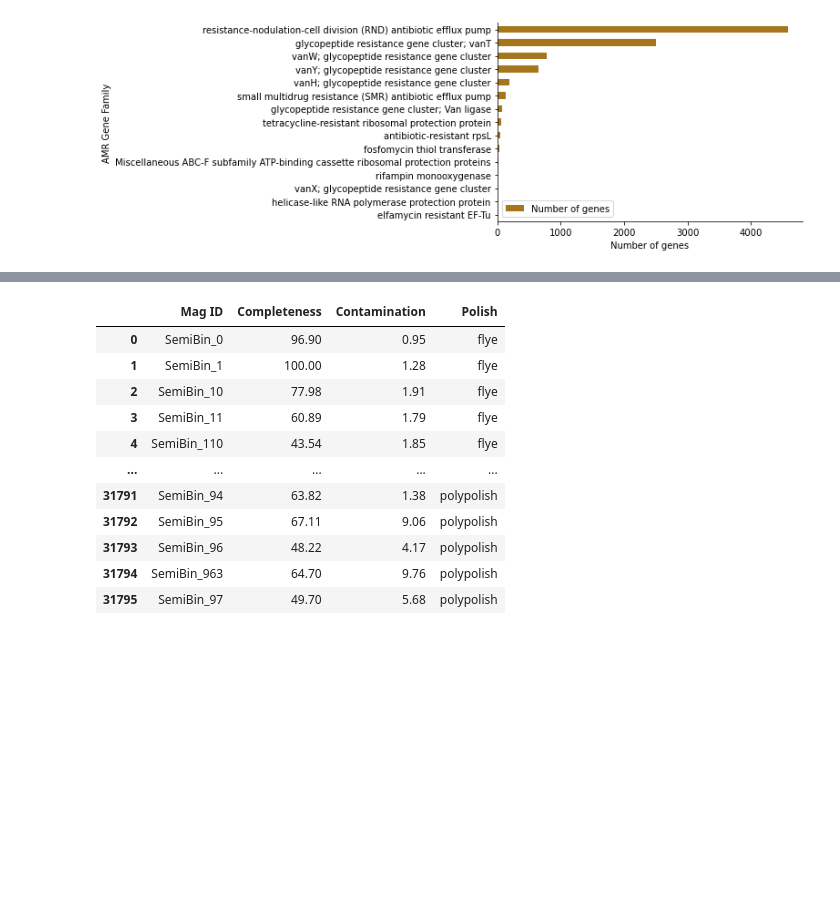
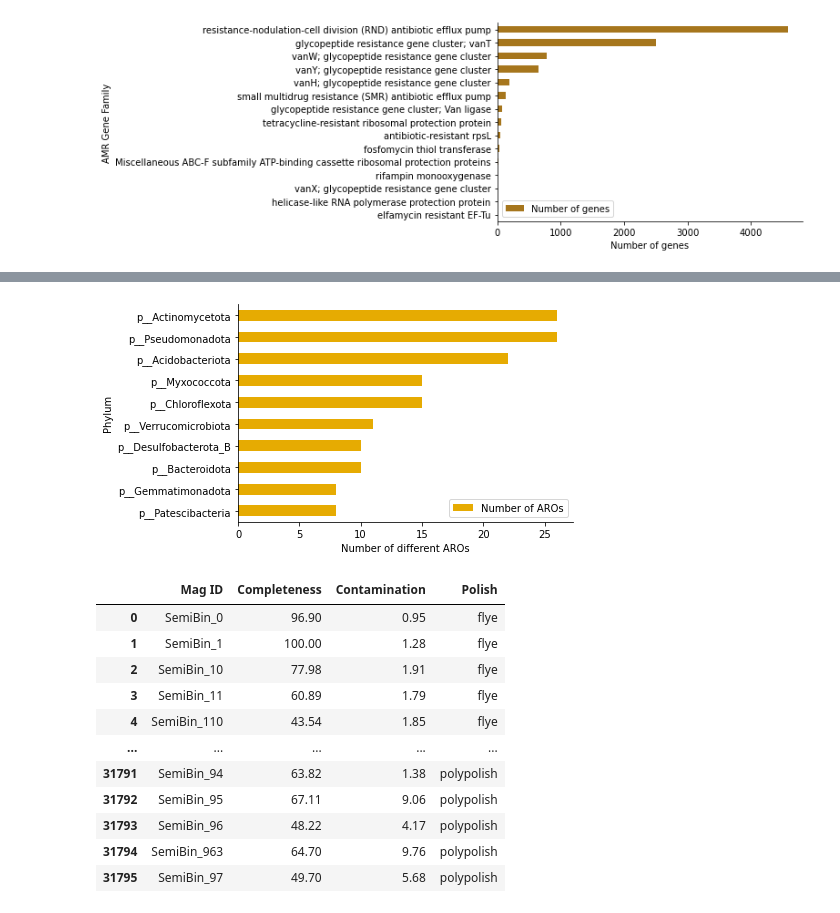
Before and after one commit to BigDataBiology/Duan2026_urban_soil, a Jupyter notebook: analysis/analysis.ipynb, the cells around one changed output, grey strips where cells are left out. Drawn from its saved outputs; the diff is of its cells as text; code cells hidden in the pictures; blank space fills up the shorter version.

Commit message:
ENH update mag-rgi code&data

```diff
--- a/analysis/analysis.ipynb
+++ b/analysis/analysis.ipynb
@@ -533,3 +533,9 @@ ax.spines['right'].set_visible(False)
 ax.spines['top'].set_visible(False)
 # %% [output]
 [figure]
+# %%
+import pandas as pd
+df = pd.read_csv(r'./pre-calculated_data/phylum_aro.tsv',sep='\t',index_col=0,names=['Phylum','Number of AROs'])
+df_sorted = df.sort_values(by='Number of AROs', ascending=False)
+top_10 = df_sorted.head(10).sort_values(by='Number of AROs', ascending=True)
+top_10
@@ -536,3 +555,10 @@ ax.spines['top'].set_visible(False)
+# %%
+ax =top_10.plot.barh(color='#e6ab02')
+ax.set(xlabel="Number of different AROs")
+ax.spines['right'].set_visible(False)
+ax.spines['top'].set_visible(False)
+# %% [output]
+[figure, added]
 # %%
 df = pd.read_csv(r'./pre-calculated_data/checkm_result_report.tsv',sep='\t')
 df
```
Also changed, not shown: parts of 1 cell of this notebook, 2 other files.
